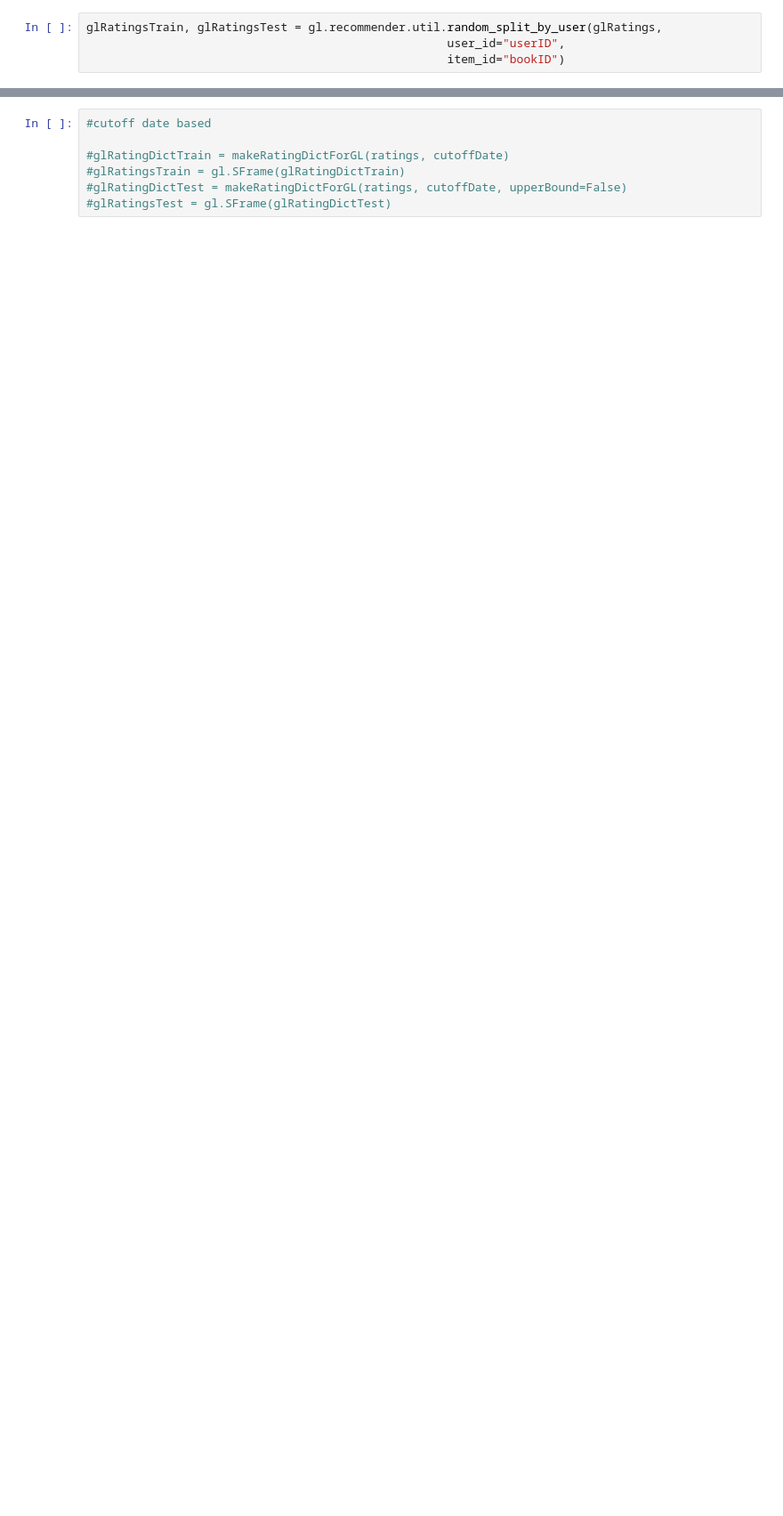
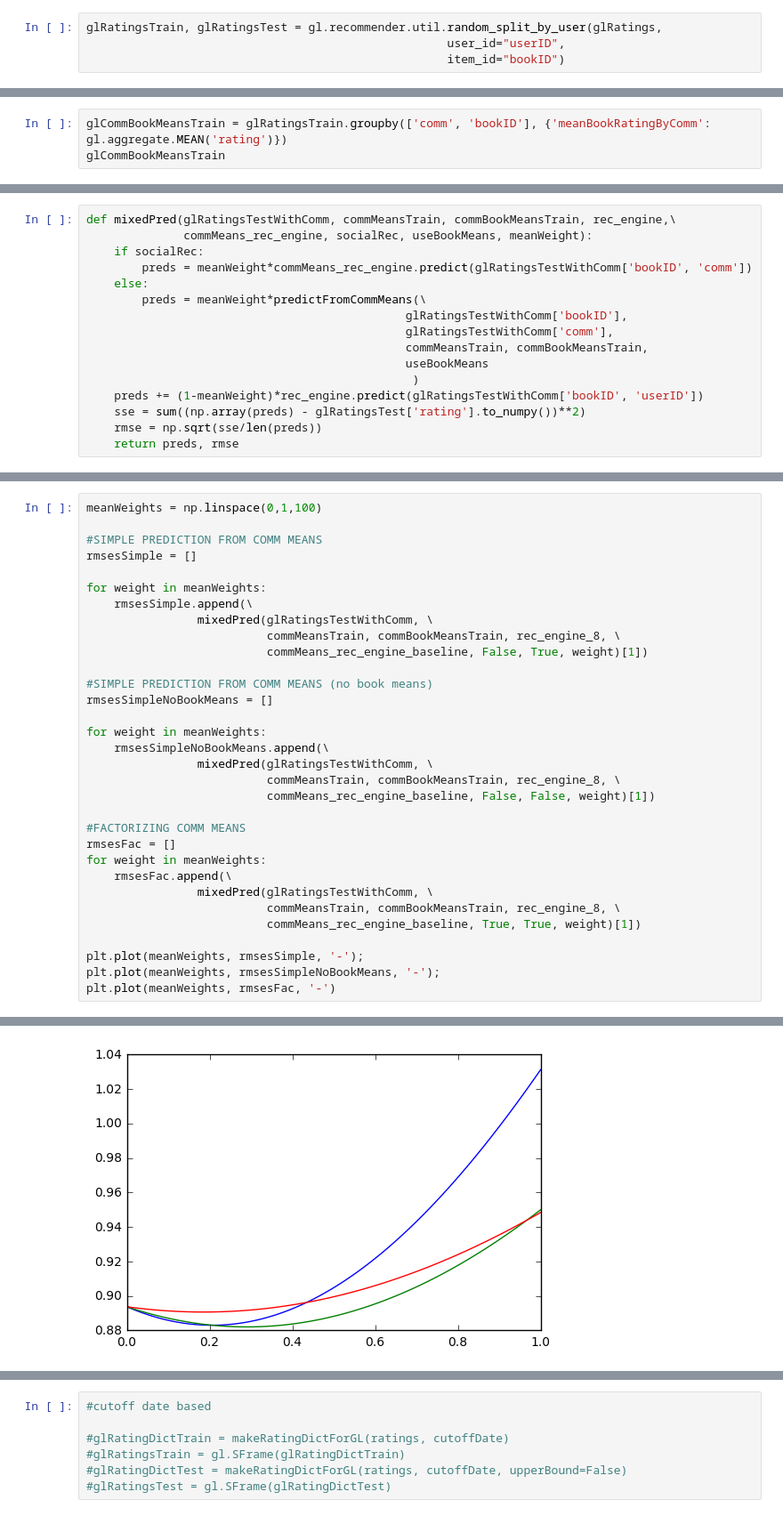
Before and after one commit to rfriel/goodreads_rating_prediction, a Jupyter notebook: src/scrape_explore.ipynb, the cells around one changed output, grey strips where cells are left out. Shown at 89% size. Saved outputs shown, nothing was run; the diff lists cells and outputs as text; blank space fills up the shorter version.

```diff
--- a/src/scrape_explore.ipynb
+++ b/src/scrape_explore.ipynb
@@ -227,0 +345,3 @@ for n in range(1,6):
+# %%
+glCommBookMeansTrain = glRatingsTrain.groupby(['comm', 'bookID'], {'meanBookRatingByComm': gl.aggregate.MEAN('rating')})
+glCommBookMeansTrain
@@ -227,0 +448,16 @@ for n in range(1,6):
+# %%
+def mixedPred(glRatingsTestWithComm, commMeansTrain, commBookMeansTrain, rec_engine,\
+              commMeans_rec_engine, socialRec, useBookMeans, meanWeight):
+    if socialRec:
+        preds = meanWeight*commMeans_rec_engine.predict(glRatingsTestWithComm['bookID', 'comm'])
+    else:
+        preds = meanWeight*predictFromCommMeans(\
+                                              glRatingsTestWithComm['bookID'],
+                                              glRatingsTestWithComm['comm'],
+                                              commMeansTrain, commBookMeansTrain,
+                                              useBookMeans
+                                               )
+    preds += (1-meanWeight)*rec_engine.predict(glRatingsTestWithComm['bookID', 'userID'])
+    sse = sum((np.array(preds) - glRatingsTest['rating'].to_numpy())**2)
+    rmse = np.sqrt(sse/len(preds))
+    return preds, rmse
@@ -227,0 +474,33 @@ for n in range(1,6):
+# %%
+meanWeights = np.linspace(0,1,100)
+
+#SIMPLE PREDICTION FROM COMM MEANS
+rmsesSimple = []
+
+for weight in meanWeights:
+    rmsesSimple.append(\
+                mixedPred(glRatingsTestWithComm, \
+                          commMeansTrain, commBookMeansTrain, rec_engine_8, \
+                          commMeans_rec_engine_baseline, False, True, weight)[1])
+
+#SIMPLE PREDICTION FROM COMM MEANS (no book means)
+rmsesSimpleNoBookMeans = []
+
+for weight in meanWeights:
+    rmsesSimpleNoBookMeans.append(\
+                mixedPred(glRatingsTestWithComm, \
+                          commMeansTrain, commBookMeansTrain, rec_engine_8, \
+                          commMeans_rec_engine_baseline, False, False, weight)[1])
+
+#FACTORIZING COMM MEANS
+rmsesFac = []
+for weight in meanWeights:
+    rmsesFac.append(\
+                mixedPred(glRatingsTestWithComm, \
+                          commMeansTrain, commBookMeansTrain, rec_engine_8, \
+                          commMeans_rec_engine_baseline, True, True, weight)[1])
+
+plt.plot(meanWeights, rmsesSimple, '-');
+plt.plot(meanWeights, rmsesSimpleNoBookMeans, '-');
+plt.plot(meanWeights, rmsesFac, '-')
+# %% [output]
@@ -227,0 +508 @@ for n in range(1,6):
+[figure, added]
```
Also changed, not shown: parts of 53 cells of this notebook, 4 other files.
